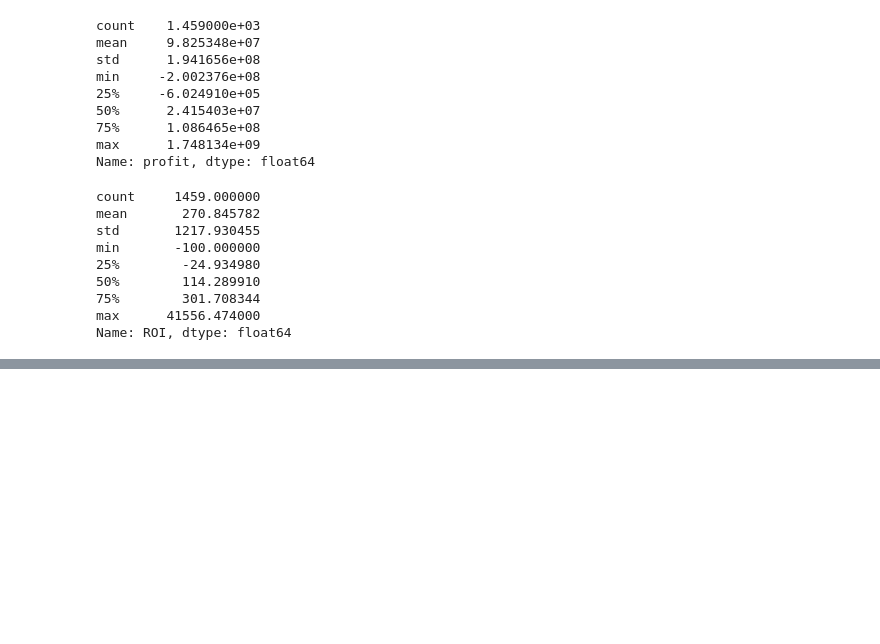
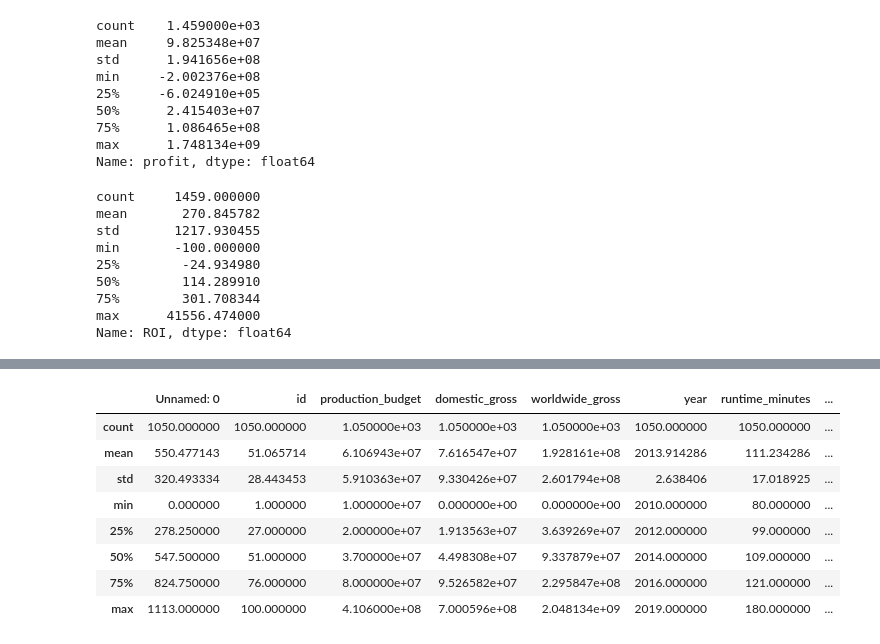
Before and after one commit to jnahra/dsc-phase-1-project, a Jupyter notebook: john with master data seat cleaned final.ipynb, the cells around one changed output, grey strips where cells are left out. Saved outputs shown, nothing was run; the diff lists cells and outputs as text; code cells hidden in the pictures; blank space fills up the shorter version.

```diff
--- a/john with master data seat cleaned final.ipynb
+++ b/john with master data seat cleaned final.ipynb
@@ -198,0 +235,12 @@ Name: ROI, dtype: float64
+# %%
+df_filtered.describe()
+# %% [output]
+|  | Unnamed: 0 | id | production_budget | domestic_gross | worldwide_gross | year | runtime_minutes | ... |
+| count | 1050.000000 | 1050.000000 | 1.050000e+03 | 1.050000e+03 | 1.050000e+03 | 1050.000000 | 1050.000000 | ... |
+| mean | 550.477143 | 51.065714 | 6.106943e+07 | 7.616547e+07 | 1.928161e+08 | 2013.914286 | 111.234286 | ... |
+| std | 320.493334 | 28.443453 | 5.910363e+07 | 9.330426e+07 | 2.601794e+08 | 2.638406 | 17.018925 | ... |
+| min | 0.000000 | 1.000000 | 1.000000e+07 | 0.000000e+00 | 0.000000e+00 | 2010.000000 | 80.000000 | ... |
+| 25% | 278.250000 | 27.000000 | 2.000000e+07 | 1.913563e+07 | 3.639269e+07 | 2012.000000 | 99.000000 | ... |
+| 50% | 547.500000 | 51.000000 | 3.700000e+07 | 4.498308e+07 | 9.337879e+07 | 2014.000000 | 109.000000 | ... |
+| 75% | 824.750000 | 76.000000 | 8.000000e+07 | 9.526582e+07 | 2.295847e+08 | 2016.000000 | 121.000000 | ... |
+| max | 1113.000000 | 100.000000 | 4.106000e+08 | 7.000596e+08 | 2.048134e+09 | 2019.000000 | 180.000000 | ... |
```
Also changed, not shown: parts of 14 cells of this notebook.
